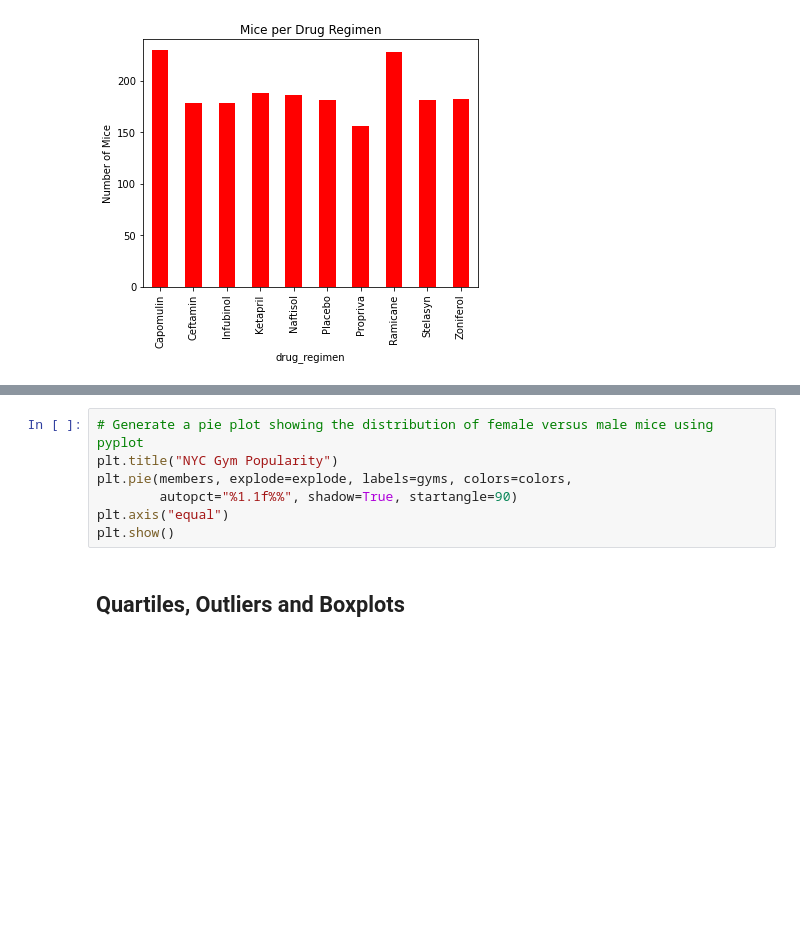
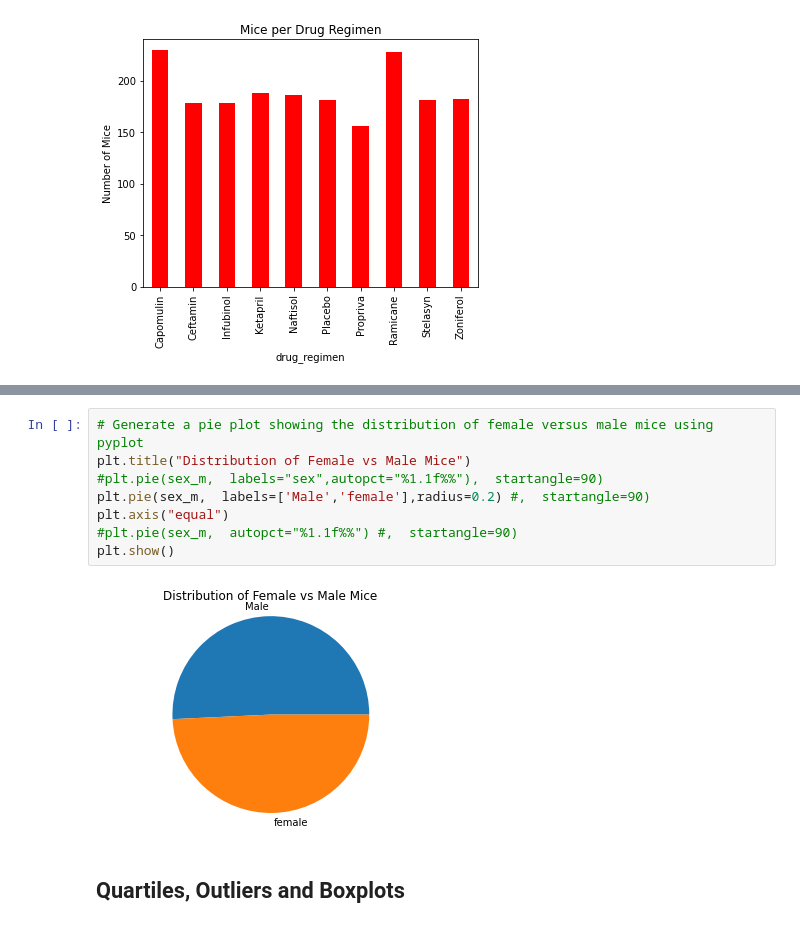
Before and after one commit to usa4148/the-power-of-plots, a Jupyter notebook: pymaceuticals_starter.ipynb, the cells around one changed output, grey strips where cells are left out. Drawn from its saved outputs; the diff is of its cells as text; blank space fills up the shorter version.

Commit message:
pie charts looks good

```diff
--- a/pymaceuticals_starter.ipynb
+++ b/pymaceuticals_starter.ipynb
@@ -210,11 +210,14 @@ sex_m.plot(kind="pie",title="Distribution of female vs Male Mice");
 [figure]
 # %%
 # Generate a pie plot showing the distribution of female versus male mice using pyplot
-plt.title("NYC Gym Popularity")
-plt.pie(members, explode=explode, labels=gyms, colors=colors,
-        autopct="%1.1f%%", shadow=True, startangle=90)
+plt.title("Distribution of Female vs Male Mice")
+#plt.pie(sex_m,  labels="sex",autopct="%1.1f%%"),  startangle=90)
+plt.pie(sex_m,  labels=['Male','female'],radius=0.2) #,  startangle=90)
 plt.axis("equal")
+#plt.pie(sex_m,  autopct="%1.1f%%") #,  startangle=90)
 plt.show()
+# %% [output]
+[figure, added]
 # %% [markdown]
 ## Quartiles, Outliers and Boxplots
 # %%
```
Also changed, not shown: parts of 1 cell of this notebook.
